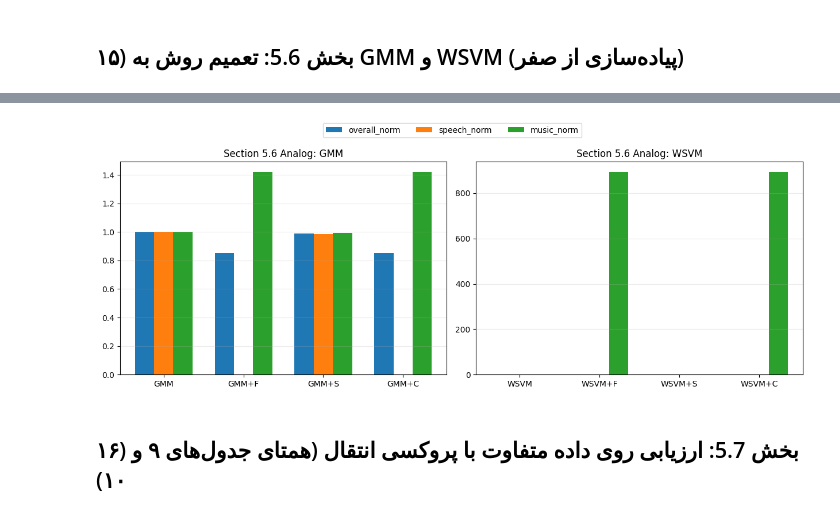
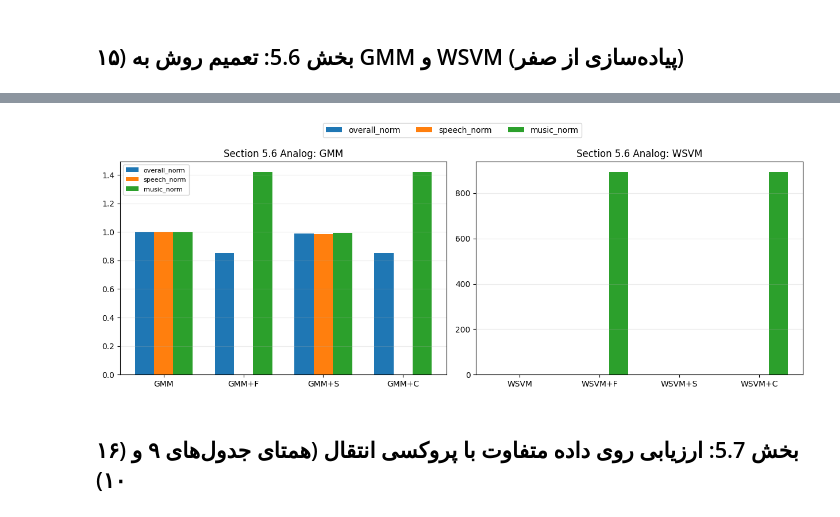
Before and after one commit to mmnsrti/Efficient-implementation-techniques-of-an-SVM-based-speechmusic, a Jupyter notebook: 02_smv_svm_extended_reproduction_sections_5_4_to_5_7.ipynb, the cells around one changed output, grey strips where cells are left out. Cells and saved outputs as stored; diff of their text form; code cells hidden in the pictures.

```diff
--- a/02_smv_svm_extended_reproduction_sections_5_4_to_5_7.ipynb
+++ b/02_smv_svm_extended_reproduction_sections_5_4_to_5_7.ipynb
@@ -592,8 +681,8 @@ varied files= 10 total_frames= 352539 eval_frames= 286030
 # %%
 
 def svm_score_raw(raw: np.ndarray) -> np.ndarray:
-    Xn = (raw - feat_mean) / feat_std
-    return svm.decision_function(Xn)
+    """Score raw frames with the trained SVM after normalization."""
+    return svm.decision_function(normalize_features(raw))
 
 
 baseline_cache, baseline_ms_per_frame = build_baseline_cache_from_raw_score_fn(
@@ -609,6 +698,7 @@ baseline measured ms/frame (paper synthetic sets): 0.04159980453595615
 # %%
 
 def evaluate_all_modes(method_name: str, params: dict) -> pd.DataFrame:
+    """Evaluate one method across all paper test modes and files."""
     rows = []
 
     for mode, files in paper_test_sets.items():
@@ -912,6 +986,7 @@ for mode in sorted(skipping_sweep['mode'].unique(), key=lambda x: str(x)):
 # %%
 
 def evaluate_skipping_score_all_modes(skip_len: int, N: int, eta_score_speech: float, eta_score_music: float) -> pd.DataFrame:
+    """Evaluate score-history skipping on all modes for one parameter setting."""
     rows = []
     params = {
         'skip_len': skip_len,
@@ -1028,14 +1103,16 @@ score_skip_table
 | 0 | Skipping by previous classificati... | {'skip_len': 15, 'N': 1, 'eta_spe... | 0.482507 | 0.910224 | 0.151068 | 0.937465 | 0.062535 | 1.00210 | ... |
 | 1 | Skipping by previous SVM outputs ... | skip_len=32, N=4, eta_o_s=-30.286... | 0.491405 | 0.907448 | 0.164566 | 0.969240 | 0.030760 | 1.02058 | ... |
 # %%
-display(score_skip_table[['variant', 'params', 'overall_norm', 'speech_norm', 'music_norm', 'overall_ratio']])
+
+display_cols = ['variant', 'params', *NORM_METRICS, 'overall_ratio']
+display(score_skip_table[display_cols])
 
 fig, axes = plt.subplots(1, 2, figsize=(12, 4.8))
 
 x = np.arange(len(score_skip_table))
 w = 0.22
-for i, m in enumerate(['overall_norm', 'speech_norm', 'music_norm']):
-    axes[0].bar(x + (i - 1) * w, score_skip_table[m].values, width=w, label=m)
+for i, metric in enumerate(NORM_METRICS):
+    axes[0].bar(x + (i - 1) * w, score_skip_table[metric].values, width=w, label=metric)
 axes[0].set_xticks(x)
 axes[0].set_xticklabels(['Skip-label', 'Skip-score'])
 axes[0].set_title('Section 3.2 Completion: Two Skipping Mechanisms')
@@ -2056,29 +2261,26 @@ display(sec56_table8)
 # %%
 
 fig, axes = plt.subplots(1, 2, figsize=(12.5, 4.8))
 
-for i, clf in enumerate(['GMM', 'WSVM']):
-    d = sec56_table8[sec56_table8['Classifier'] == clf].copy()
-    order = [clf, f'{clf}+F', f'{clf}+S', f'{clf}+C']
-    d = d.set_index('Row').loc[order].reset_index()
-
-    x = np.arange(len(d))
-    w = 0.24
-    for j, m in enumerate(['overall_norm', 'speech_norm', 'music_norm']):
-        axes[i].bar(x + (j - 1) * w, d[m].values, width=w, label=m if i == 0 else None)
-
-    axes[i].set_xticks(x)
-    axes[i].set_xticklabels(d['Row'], rotation=0)
-    axes[i].set_title(f'Section 5.6 Analog: {clf}')
-    axes[i].grid(axis='y', alpha=0.25)
+for i, classifier_name in enumerate(['GMM', 'WSVM']):
+    classifier_df = sec56_table8[sec56_table8['Classifier'] == classifier_name].copy()
+    row_order = [classifier_name, f'{classifier_name}+F', f'{classifier_name}+S', f'{classifier_name}+C']
+    plot_norm_bars(
+        axes[i],
+        classifier_df,
+        label_col='Row',
+        order=row_order,
+        title=f'Section 5.6 Analog: {classifier_name}',
+        show_legend=(i == 0),
+    )
 
 handles, labels = axes[0].get_legend_handles_labels()
 if handles:
     fig.legend(handles, labels, loc='upper center', ncol=3)
 plt.tight_layout(rect=[0, 0, 1, 0.93])
 plt.show()
 # %% [output]
-[figure, old version]
+[figure, new version]
 # %% [markdown]
 ## ۱۶) بخش 5.7: ارزیابی روی داده متفاوت با پروکسی انتقال (همتای جدول‌های ۹ و ۱۰)
 # %%
```
Also changed, not shown: parts of 24 cells of this notebook, 1 other file.
